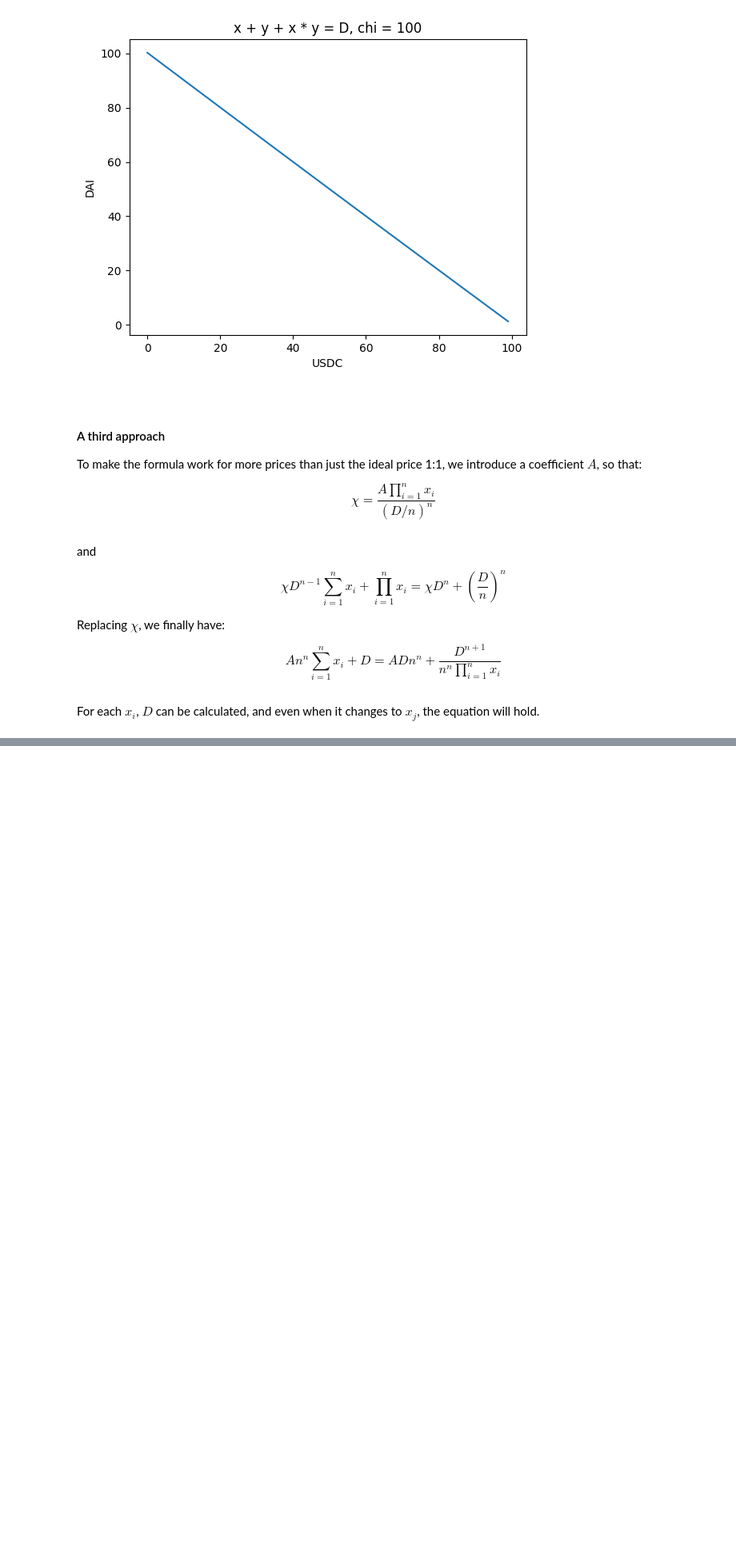
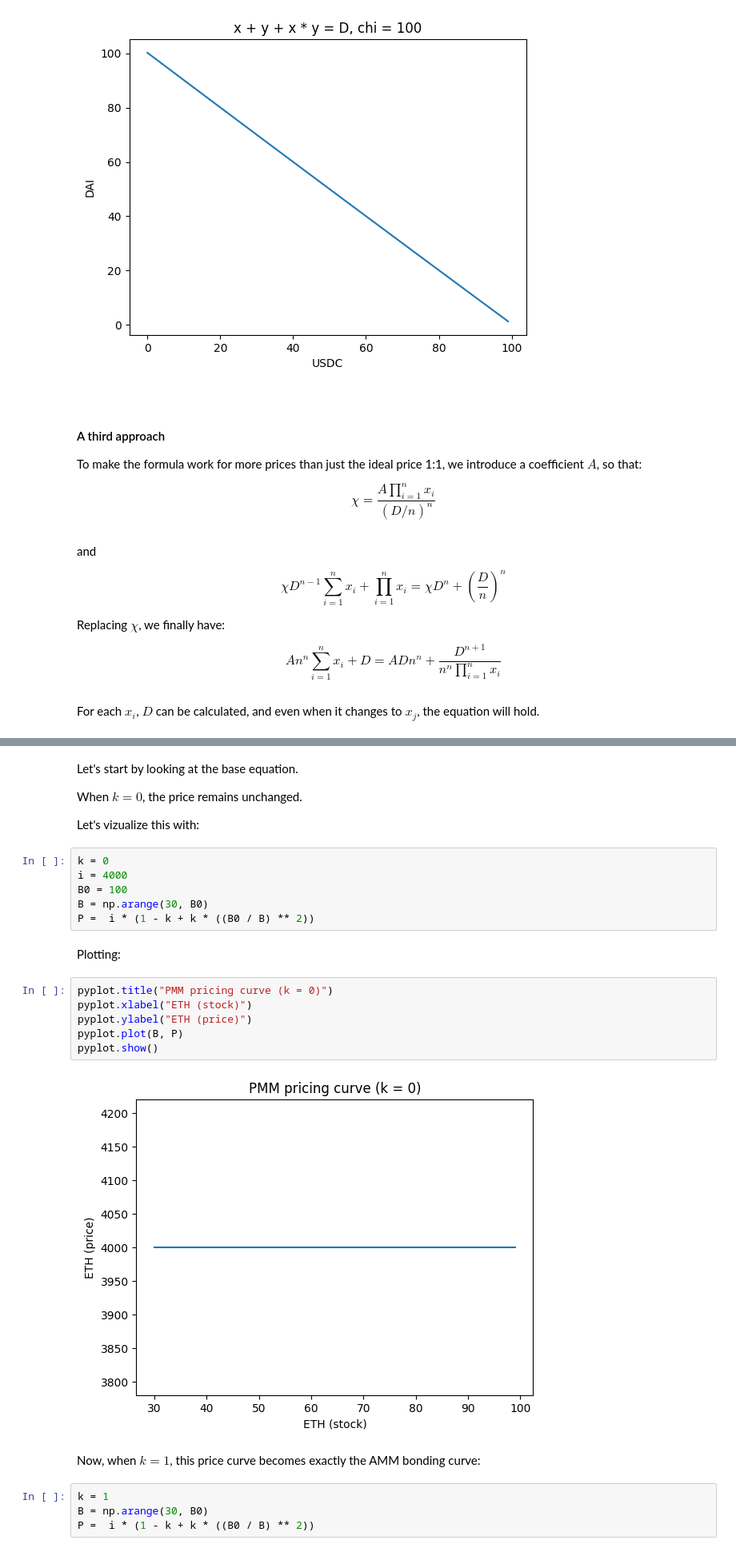
Before and after one commit to autistic-symposium/blockchain-science-py, a Jupyter notebook: dexs-equations-analysis/dexs-equations-analysis.ipynb, the cells around one changed output, grey strips where cells are left out. Shown: that part at 80% size. Drawn from its saved outputs; the diff is of its cells as text; blank space fills up the shorter version.

Commit message:
add equations for curve dex, and other amm studies

```diff
--- a/dexs-equations-analysis/dexs-equations-analysis.ipynb
+++ b/dexs-equations-analysis/dexs-equations-analysis.ipynb
@@ -235,0 +260,28 @@ For each $x_i$, $D$ can be calculated, and even when it changes to $x_j$, the eq
+# %% [markdown]
+Let's start by looking at the base equation.
+
+When $k=0$, the price remains unchanged.
+
+Let's vizualize this with:
+# %%
+k = 0
+i = 4000
+B0 = 100
+B = np.arange(30, B0)
+P =  i * (1 - k + k * ((B0 / B) ** 2))
+# %% [markdown]
+Plotting:
+# %%
+pyplot.title("PMM pricing curve (k = 0)")
+pyplot.xlabel("ETH (stock)")
+pyplot.ylabel("ETH (price)")
+pyplot.plot(B, P)
+pyplot.show()
+# %% [output]
+[figure, added]
+# %% [markdown]
+Now, when $k=1$, this price curve becomes exactly the AMM bonding curve:
+# %%
+k = 1
+B = np.arange(30, B0)
+P =  i * (1 - k + k * ((B0 / B) ** 2))
```
Also changed, not shown: parts of 10 cells of this notebook, 1 other file.
